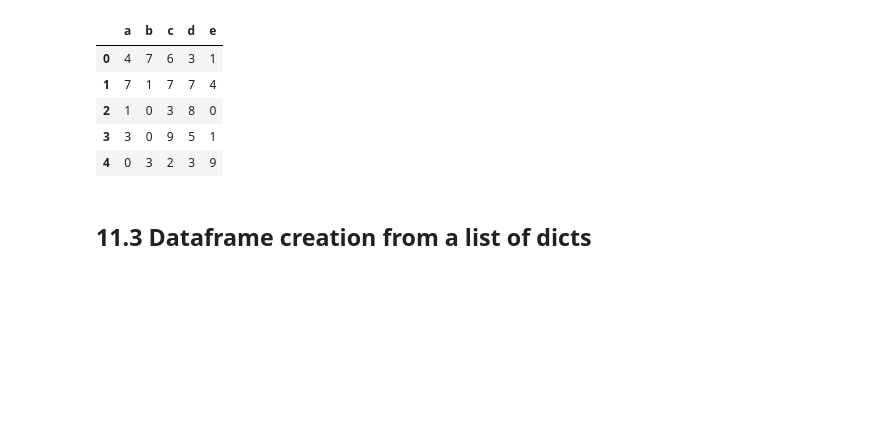
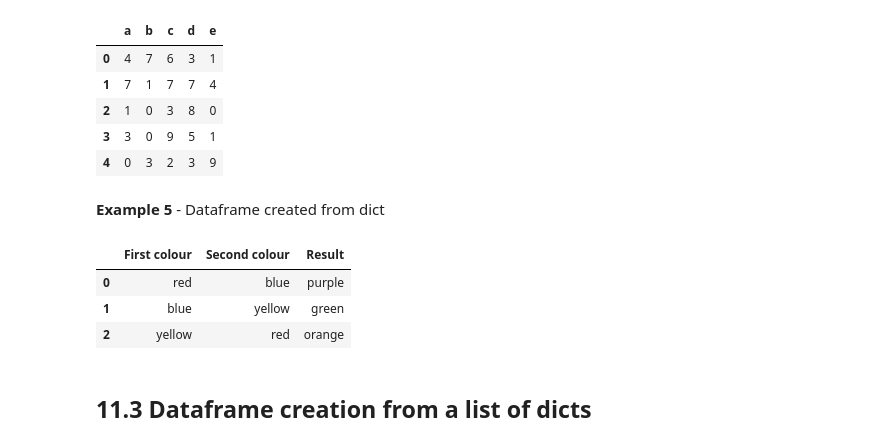
Before and after one commit to ricky319ufo/Week1-Intro-to-Python-Ricky, a Jupyter notebook: Introduction_to_Python.ipynb, the cells around one changed output. Drawn from its saved outputs; the diff is of its cells as text; code cells hidden in the pictures; blank space fills up the shorter version.

```diff
--- a/Introduction_to_Python.ipynb
+++ b/Introduction_to_Python.ipynb
@@ -1207,6 +1207,16 @@ df2
 | 2 | 1 | 0 | 3 | 8 | 0 |
 | 3 | 3 | 0 | 9 | 5 | 1 |
 | 4 | 0 | 3 | 2 | 3 | 9 |
+# %% [markdown]
+**Example 5** - Dataframe created from dict
+# %%
+d = {'First colour' : ['red', 'blue', 'yellow'], 'Second colour' : ['blue', 'yellow', 'red'], 'Result': ['purple', 'green', 'orange']}
+pd.DataFrame(d)
+# %% [output]
+|  | First colour | Second colour | Result |
+| 0 | red | blue | purple |
+| 1 | blue | yellow | green |
+| 2 | yellow | red | orange |
 # %% [markdown]
 ## 11.3 Dataframe creation from a list of dicts
 # %%
```
